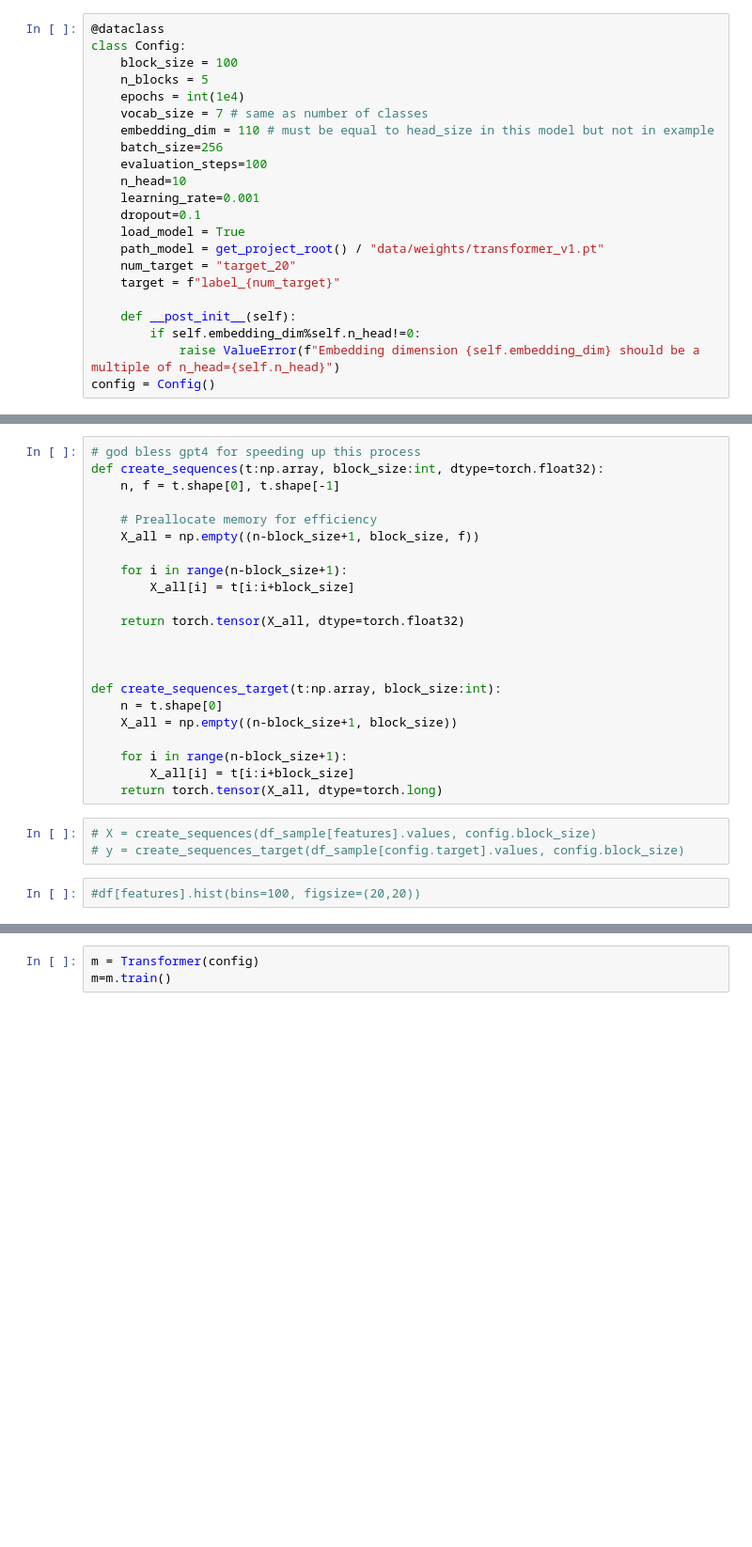
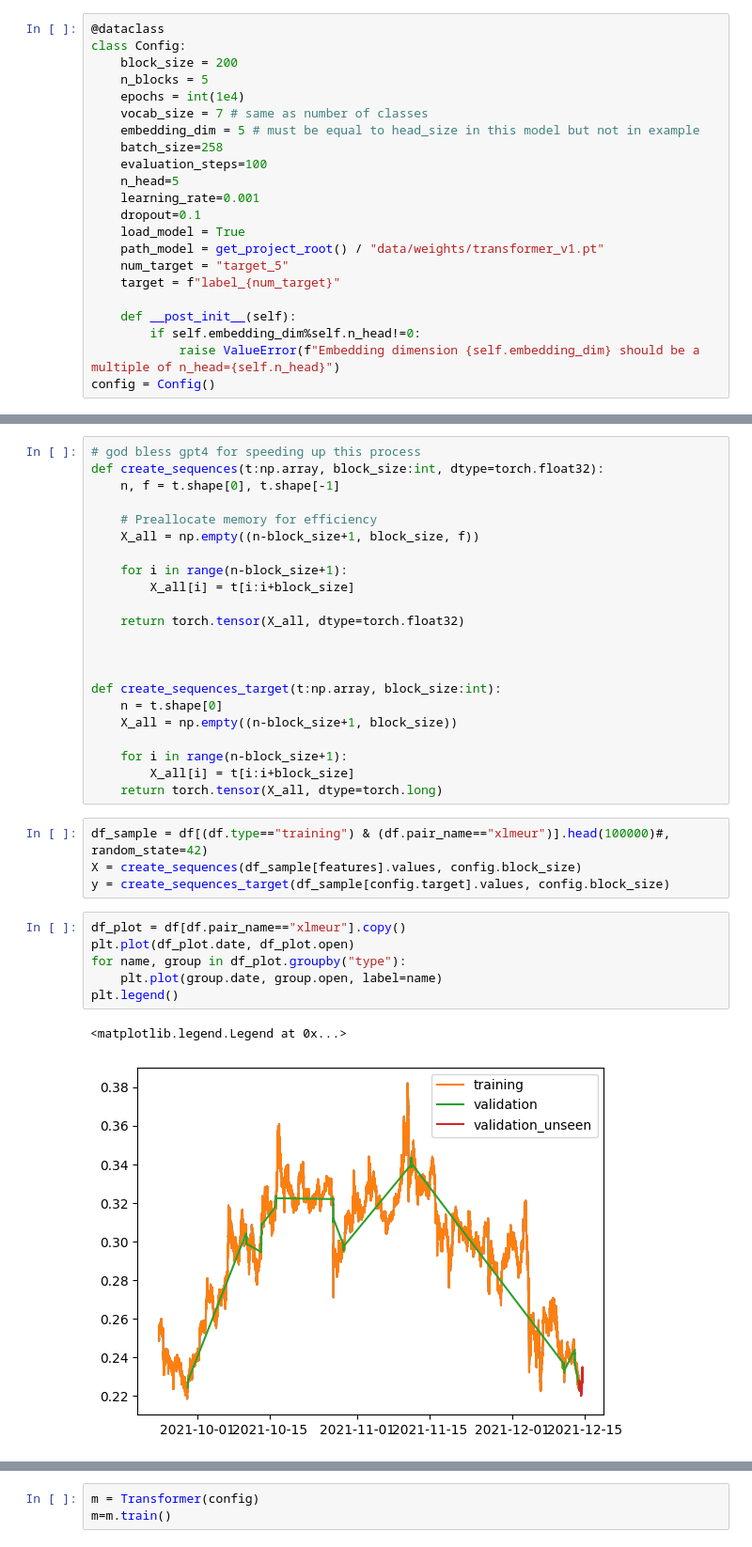
Before and after one commit to pacanada/trading, a Jupyter notebook: notebooks/transformer_model_categorical_univariate.ipynb, the cells around one changed output, grey strips where cells are left out. Shown at 94% size. Drawn from its saved outputs; the diff is of its cells as text; blank space fills up the shorter version.

```diff
--- a/notebooks/transformer_model_categorical_univariate.ipynb
+++ b/notebooks/transformer_model_categorical_univariate.ipynb
@@ -124,19 +125,19 @@ number of features 118
 # %%
 @dataclass
 class Config:
-    block_size = 100
+    block_size = 200
     n_blocks = 5
     epochs = int(1e4)
     vocab_size = 7 # same as number of classes
-    embedding_dim = 110 # must be equal to head_size in this model but not in example
-    batch_size=256
+    embedding_dim = 5 # must be equal to head_size in this model but not in example
+    batch_size=258
     evaluation_steps=100
-    n_head=10
+    n_head=5
     learning_rate=0.001
     dropout=0.1
     load_model = True
     path_model = get_project_root() / "data/weights/transformer_v1.pt"
-    num_target = "target_20"
+    num_target = "target_5"
     target = f"label_{num_target}"
 
     def __post_init__(self):
@@ -189,7 +190,15 @@ def create_sequences_target(t:np.array, block_size:int):
         X_all[i] = t[i:i+block_size]
     return torch.tensor(X_all, dtype=torch.long)
 # %%
-# X = create_sequences(df_sample[features].values, config.block_size)
-# y = create_sequences_target(df_sample[config.target].values, config.block_size)
+df_sample = df[(df.type=="training") & (df.pair_name=="xlmeur")].head(100000)#, random_state=42)
+X = create_sequences(df_sample[features].values, config.block_size)
+y = create_sequences_target(df_sample[config.target].values, config.block_size)
-# %%
-#df[features].hist(bins=100, figsize=(20,20))
+# %%
+df_plot = df[df.pair_name=="xlmeur"].copy()
+plt.plot(df_plot.date, df_plot.open)
+for name, group in df_plot.groupby("type"):
+    plt.plot(group.date, group.open, label=name)
+plt.legend()
+# %% [output]
+<matplotlib.legend.Legend at 0x...>
+[figure, added]
```
Also changed, not shown: parts of 17 cells of this notebook, 6 other files.
